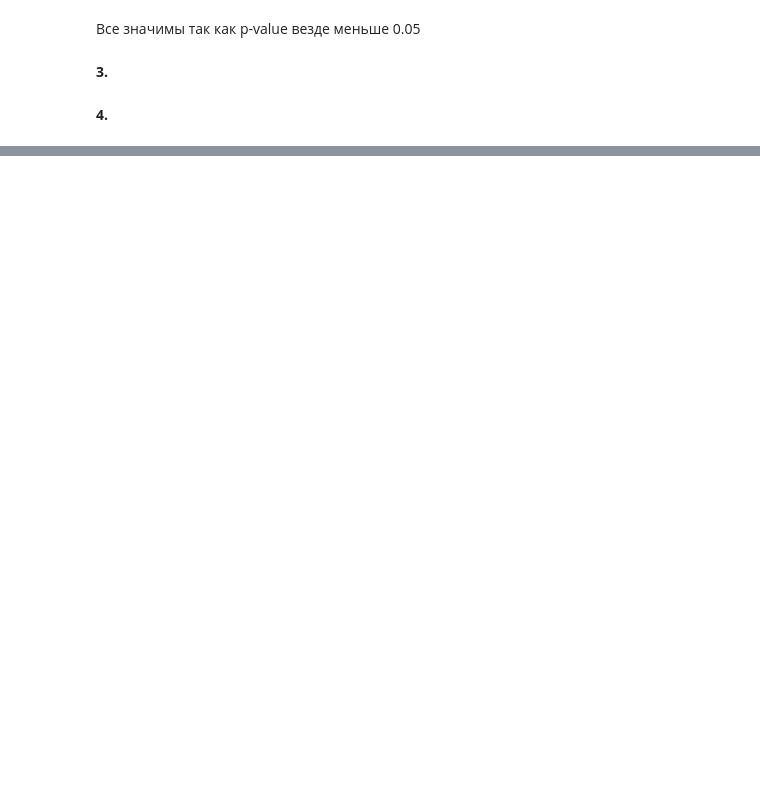
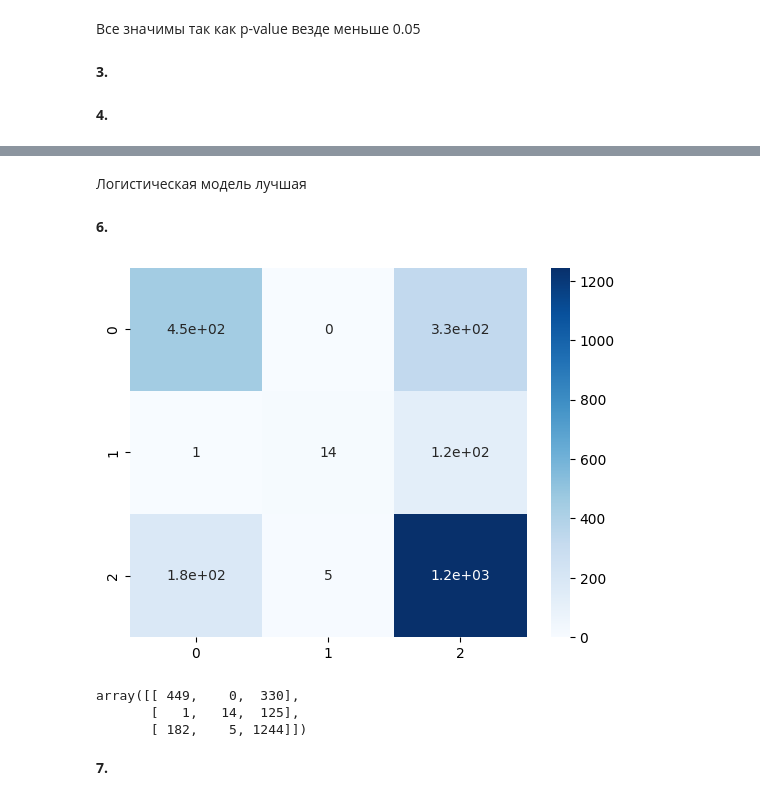
Before and after one commit to polinakochneva1/me_labs_house, a Jupyter notebook: георгий_1.ipynb, the cells around one changed output, grey strips where cells are left out. Cells and saved outputs as stored; diff of their text form; code cells hidden in the pictures; blank space fills up the shorter version.

```diff
--- a/георгий_1.ipynb
+++ b/георгий_1.ipynb
@@ -244,4 +244,4 @@ X=df.drop(columns=['price'])
 Y = df['price']
 Y=le.fit_transform(Y)
 X[['points']] = scaler.fit_transform(X[['points']])
-X=pd.get_dummies (X, columns=['country'])
+X=pd.get_dummies (X, columns=['country','province'])
@@ -259,0 +328,18 @@ ValueError: could not convert string to float: 'Burgundy'
+# %% [markdown]
+Логистическая модель лучшая
+# %% [markdown]
+**6.**
+# %%
+cf_matrix = confusion_matrix(y_test,y_pred_lr)
+# %%
+ax = sns.heatmap(cf_matrix, annot=True, cmap='Blues')
+# %% [output]
+[figure, added]
+# %%
+cf_matrix
+# %% [output]
+array([[ 449,    0,  330],
+       [   1,   14,  125],
+       [ 182,    5, 1244]])
+# %% [markdown]
+**7.**
```
Also changed, not shown: parts of 22 cells of this notebook.
